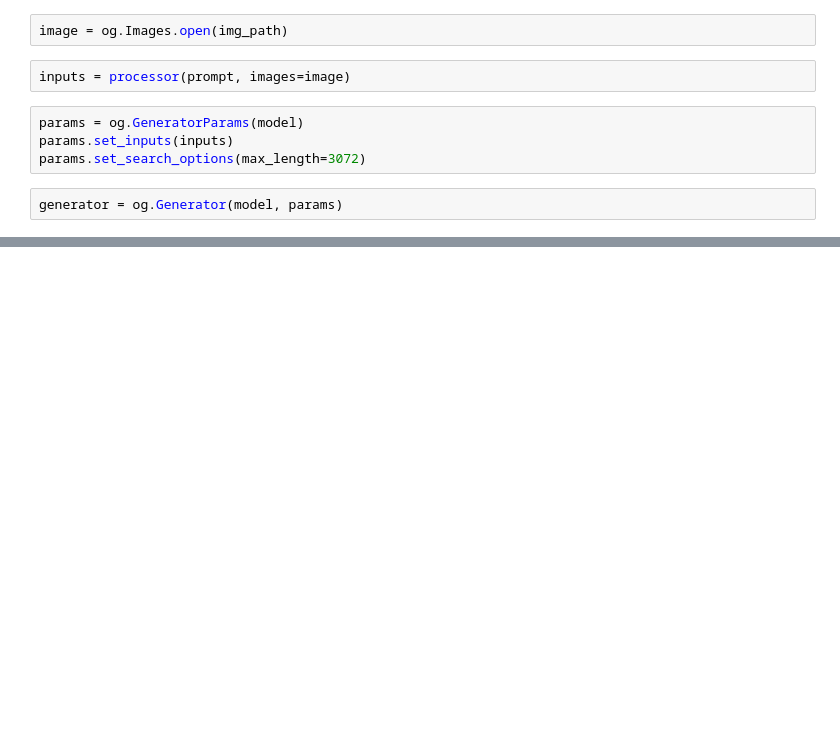
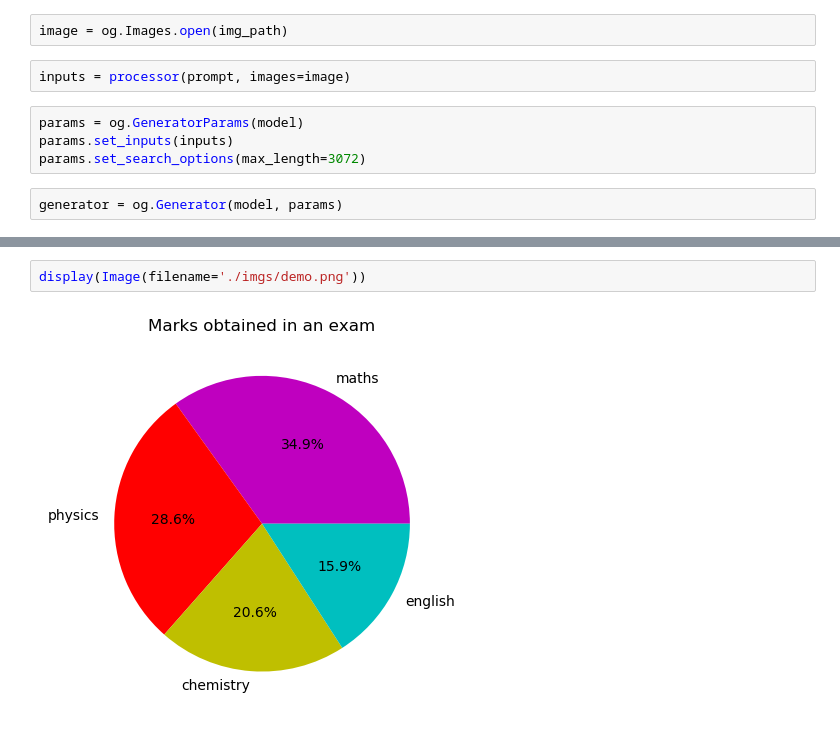
Before and after one commit to microsoft/aitour-exploring-cutting-edge-models, a Jupyter notebook: src/01.InferencePhi3/01.notebooks/02.Phi3_Vision.ipynb, the cells around one changed output, grey strips where cells are left out. Cells and saved outputs as stored; diff of their text form; blank space fills up the shorter version.

```diff
--- a/src/01.InferencePhi3/01.notebooks/02.Phi3_Vision.ipynb
+++ b/src/01.InferencePhi3/01.notebooks/02.Phi3_Vision.ipynb
@@ -51,0 +80,4 @@ The chart is a pie chart representing the distribution of marks obtained in an e
+# %%
+display(Image(filename='./imgs/demo.png'))
+# %% [output]
+[figure, added]
```
Also changed, not shown: parts of 12 cells of this notebook, 13 other files.
